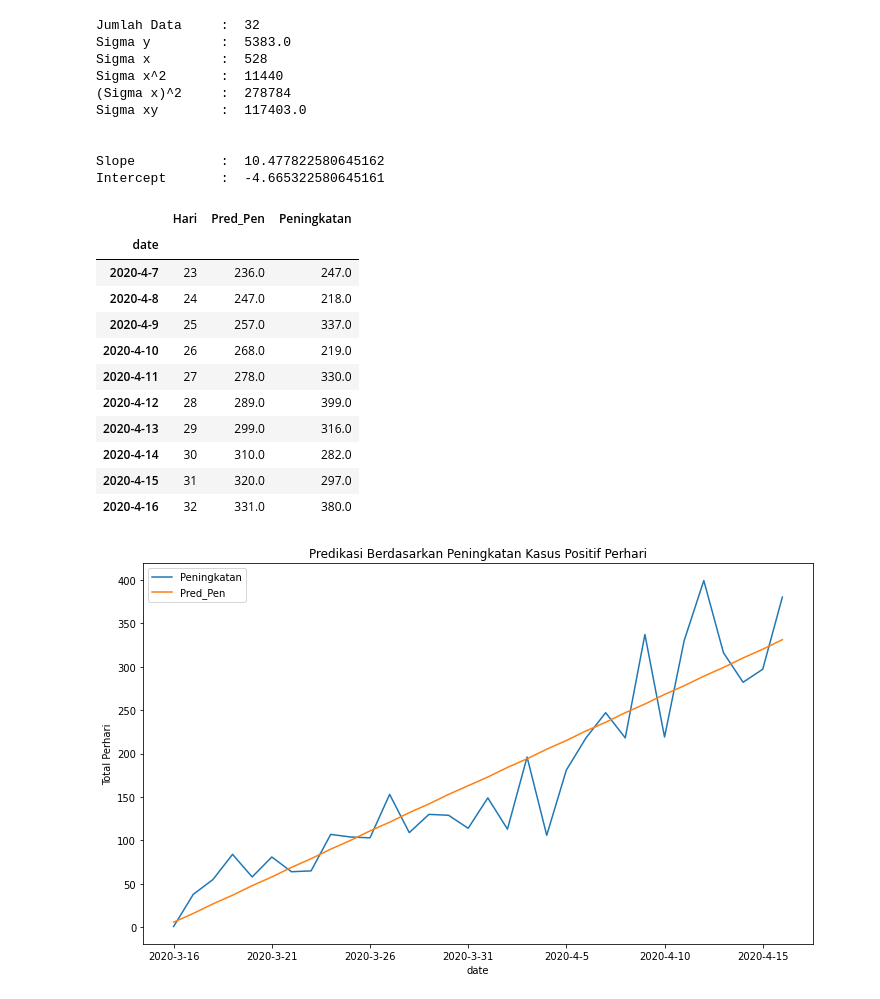
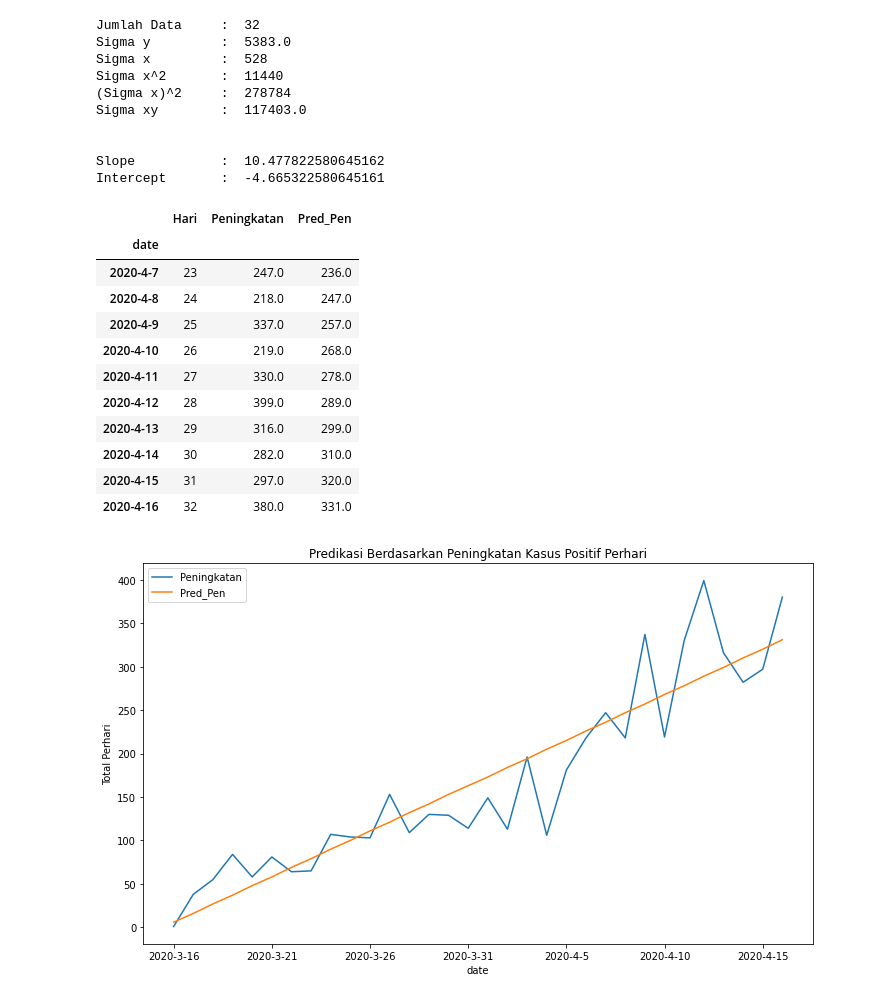
Before and after one commit to haris0/notebook_learning, a Jupyter notebook: college/kkpm/Covid_Prediction_KKPM.ipynb, the cells around one changed output. Drawn from its saved outputs; the diff is of its cells as text; code cells hidden in the pictures.

```diff
--- a/college/kkpm/Covid_Prediction_KKPM.ipynb
+++ b/college/kkpm/Covid_Prediction_KKPM.ipynb
@@ -277,21 +277,21 @@ Slope           :  10.477822580645162
 Intercept       :  -4.665322580645161
 # %%
 Pred_Pen = [round(get_predict(i, a1, b1)) for i in np.arange(1, df_pen.shape[0]+1)]
-df_pen.insert(loc= 1, column='Pred_Pen', value=Pred_Pen)
+df_pen.insert(loc= 2, column='Pred_Pen', value=Pred_Pen)
 df_pen.tail(10)
 # %% [output]
-|  | Hari | Pred_Pen | Peningkatan |
+|  | Hari | Peningkatan | Pred_Pen |
 | date |  |  |  |
-| 2020-4-7 | 23 | 236.0 | 247.0 |
-| 2020-4-8 | 24 | 247.0 | 218.0 |
-| 2020-4-9 | 25 | 257.0 | 337.0 |
-| 2020-4-10 | 26 | 268.0 | 219.0 |
-| 2020-4-11 | 27 | 278.0 | 330.0 |
-| 2020-4-12 | 28 | 289.0 | 399.0 |
-| 2020-4-13 | 29 | 299.0 | 316.0 |
-| 2020-4-14 | 30 | 310.0 | 282.0 |
-| 2020-4-15 | 31 | 320.0 | 297.0 |
-| 2020-4-16 | 32 | 331.0 | 380.0 |
+| 2020-4-7 | 23 | 247.0 | 236.0 |
+| 2020-4-8 | 24 | 218.0 | 247.0 |
+| 2020-4-9 | 25 | 337.0 | 257.0 |
+| 2020-4-10 | 26 | 219.0 | 268.0 |
+| 2020-4-11 | 27 | 330.0 | 278.0 |
+| 2020-4-12 | 28 | 399.0 | 289.0 |
+| 2020-4-13 | 29 | 316.0 | 299.0 |
+| 2020-4-14 | 30 | 282.0 | 310.0 |
+| 2020-4-15 | 31 | 297.0 | 320.0 |
+| 2020-4-16 | 32 | 380.0 | 331.0 |
 # %%
 df_pen[['Peningkatan', 'Pred_Pen']].plot(kind='line', stacked=False, figsize=(12, 7))
 plt.ylabel('Total Perhari')
```
Also changed, not shown: parts of 3 cells of this notebook.
